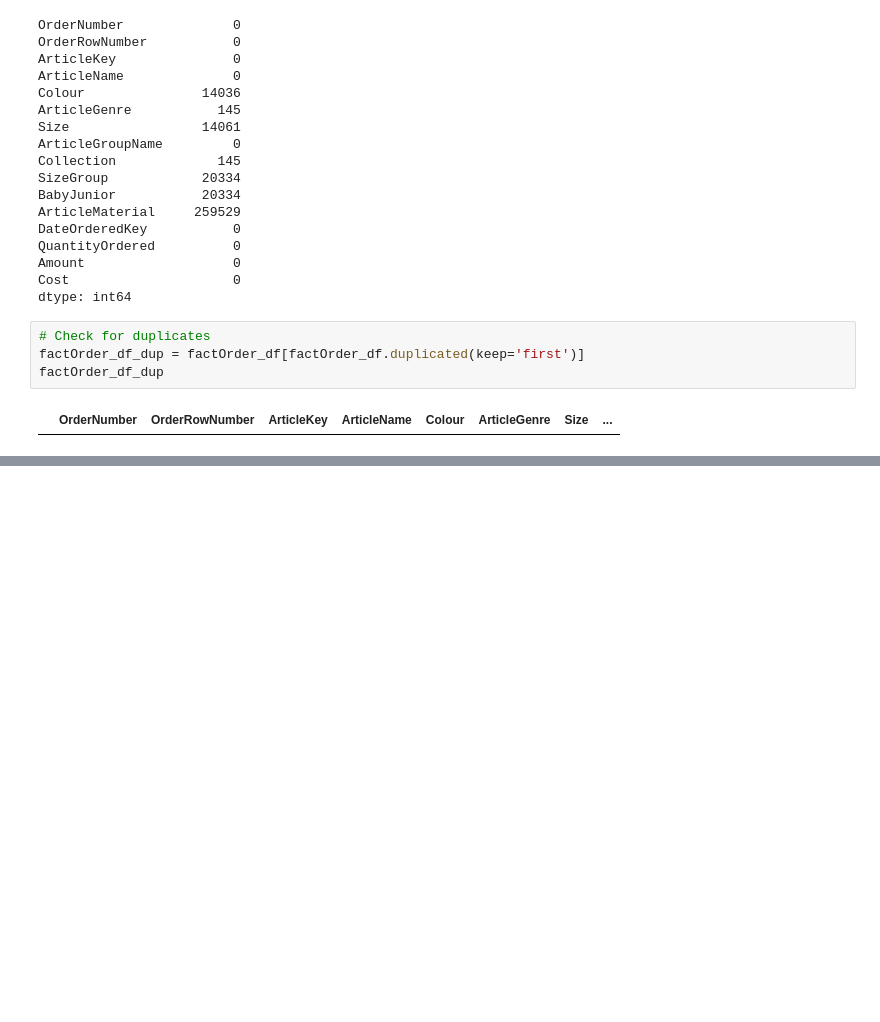
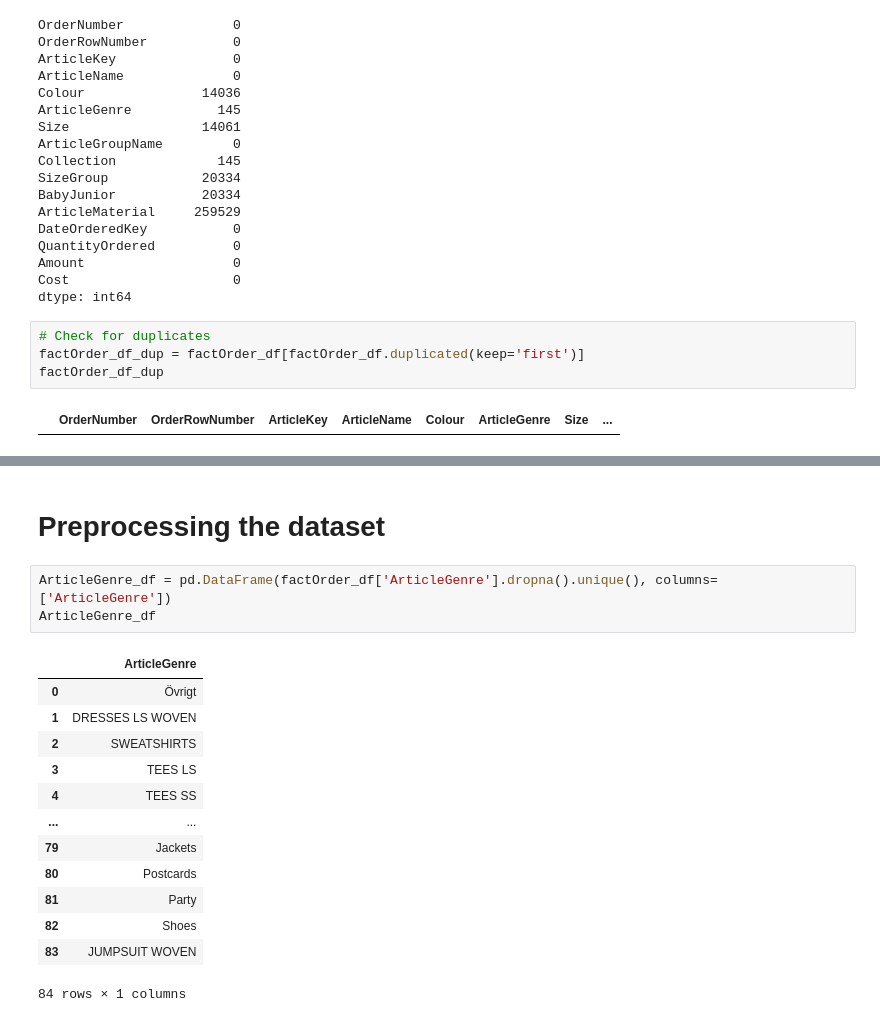
Before and after one commit to sandeepsabir/dsproject, a Jupyter notebook: DSProject.ipynb, the cells around one changed output, grey strips where cells are left out. Cells and saved outputs as stored; diff of their text form; blank space fills up the shorter version.

```diff
--- a/DSProject.ipynb
+++ b/DSProject.ipynb
@@ -107,3 +131,22 @@ plt.ylabel('Total Quantity')
 plt.show()
 # %% [output]
 [figure]
+# %% [markdown]
+# Preprocessing the dataset
+# %%
+ArticleGenre_df = pd.DataFrame(factOrder_df['ArticleGenre'].dropna().unique(), columns=['ArticleGenre'])
+ArticleGenre_df
+# %% [output]
+|  | ArticleGenre |
+| 0 | Övrigt |
+| 1 | DRESSES LS WOVEN |
+| 2 | SWEATSHIRTS |
+| 3 | TEES LS |
+| 4 | TEES SS |
+| ... | ... |
+| 79 | Jackets |
+| 80 | Postcards |
+| 81 | Party |
+| 82 | Shoes |
+| 83 | JUMPSUIT WOVEN |
+84 rows × 1 columns
```
Also changed, not shown: parts of 18 cells of this notebook.
